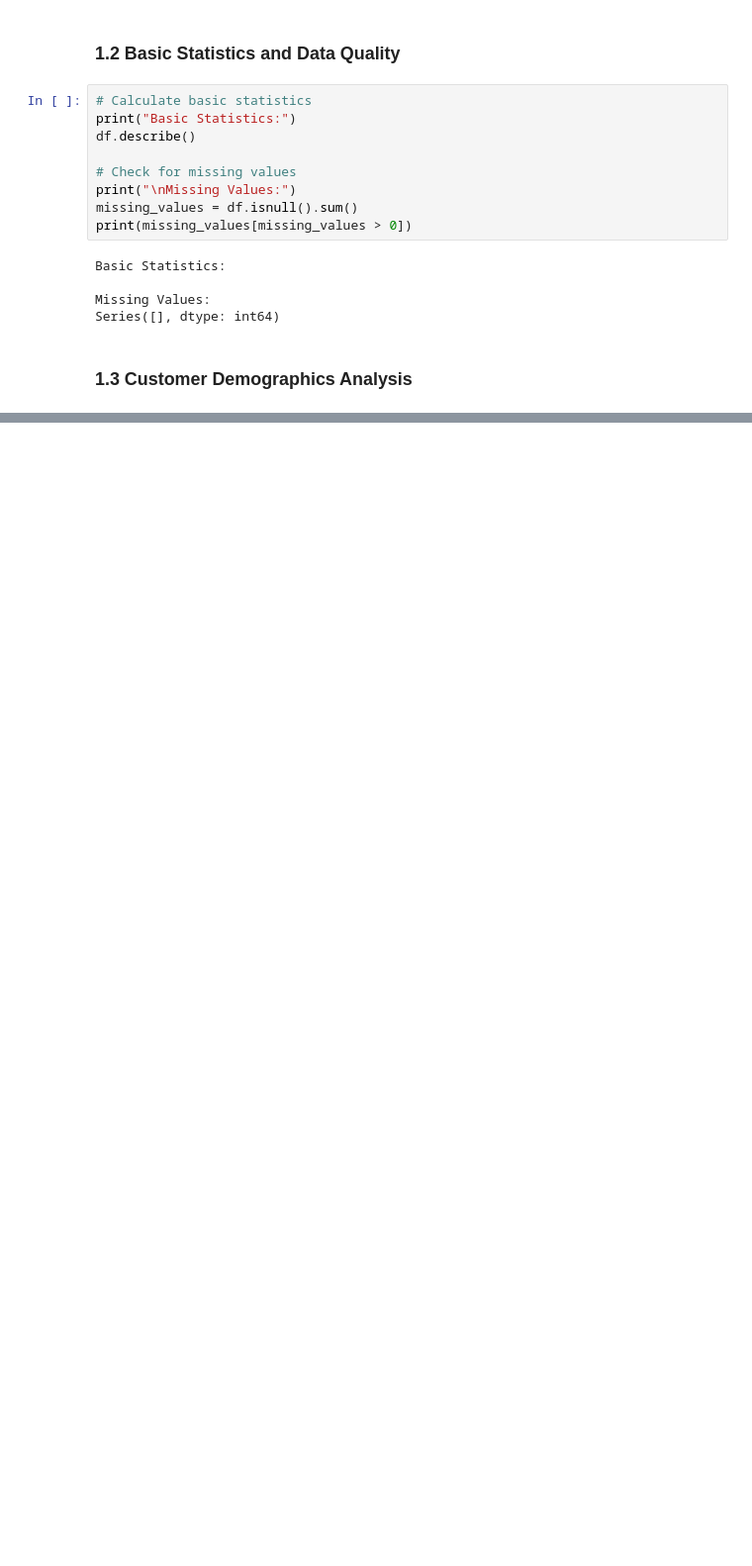
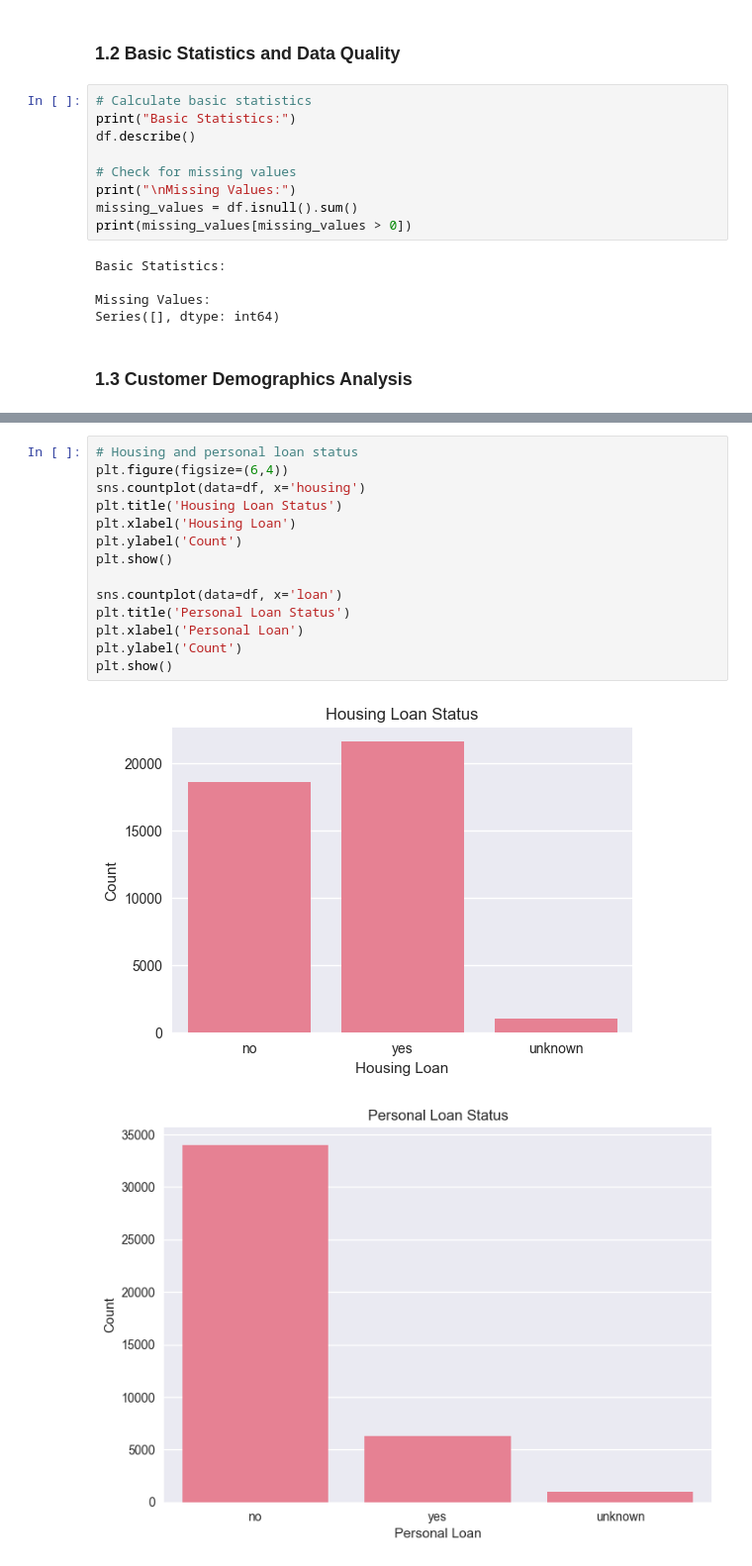
Before and after one commit to ghsaberr/predictive-analytics-cross-sell, a Jupyter notebook: predictive-analytics-for-cross-sell-opportunities.ipynb, the cells around one changed output, grey strips where cells are left out. Shown at 99% size. Saved outputs shown, nothing was run; the diff lists cells and outputs as text; blank space fills up the shorter version.

```diff
--- a/predictive-analytics-for-cross-sell-opportunities.ipynb
+++ b/predictive-analytics-for-cross-sell-opportunities.ipynb
@@ -101,0 +164,17 @@ plt.show()
+# %%
+# Housing and personal loan status
+plt.figure(figsize=(6,4))
+sns.countplot(data=df, x='housing')
+plt.title('Housing Loan Status')
+plt.xlabel('Housing Loan')
+plt.ylabel('Count')
+plt.show()
+
+sns.countplot(data=df, x='loan')
+plt.title('Personal Loan Status')
+plt.xlabel('Personal Loan')
+plt.ylabel('Count')
+plt.show()
+# %% [output]
+[figure, added]
+[figure, added]
```
Also changed, not shown: parts of 8 cells of this notebook.
